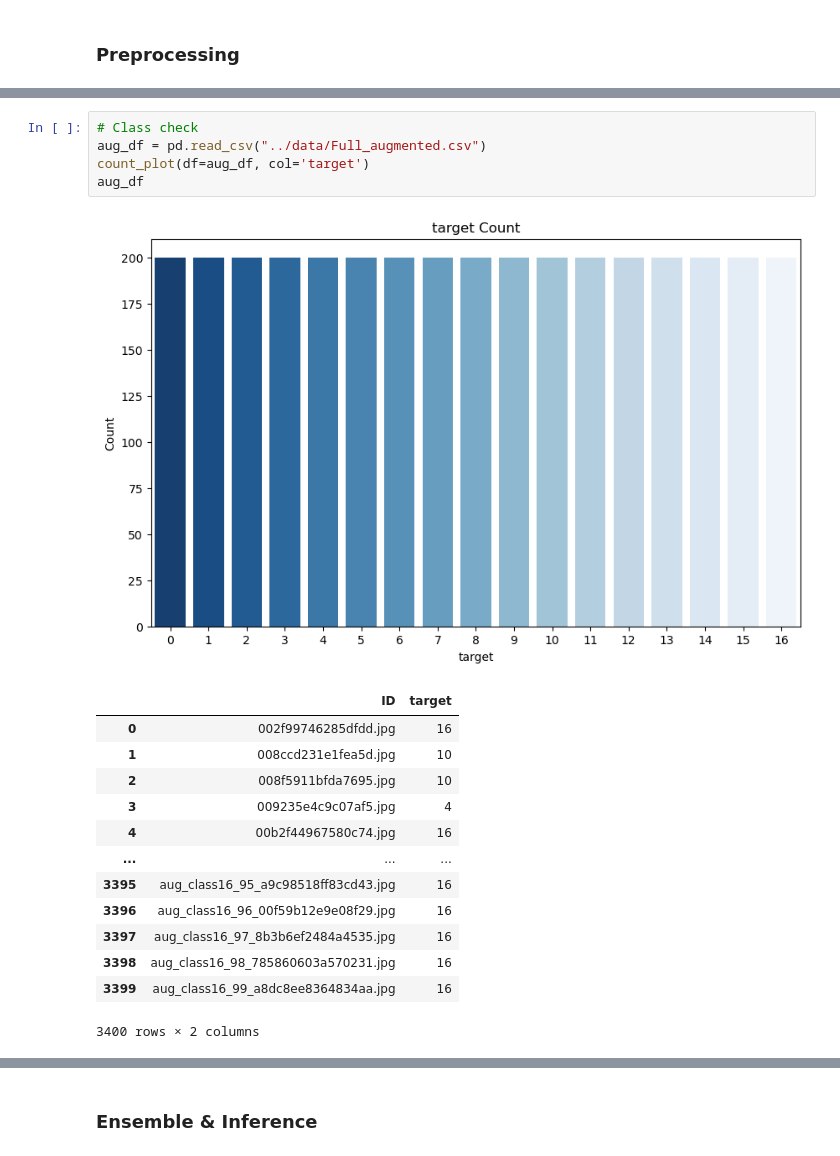
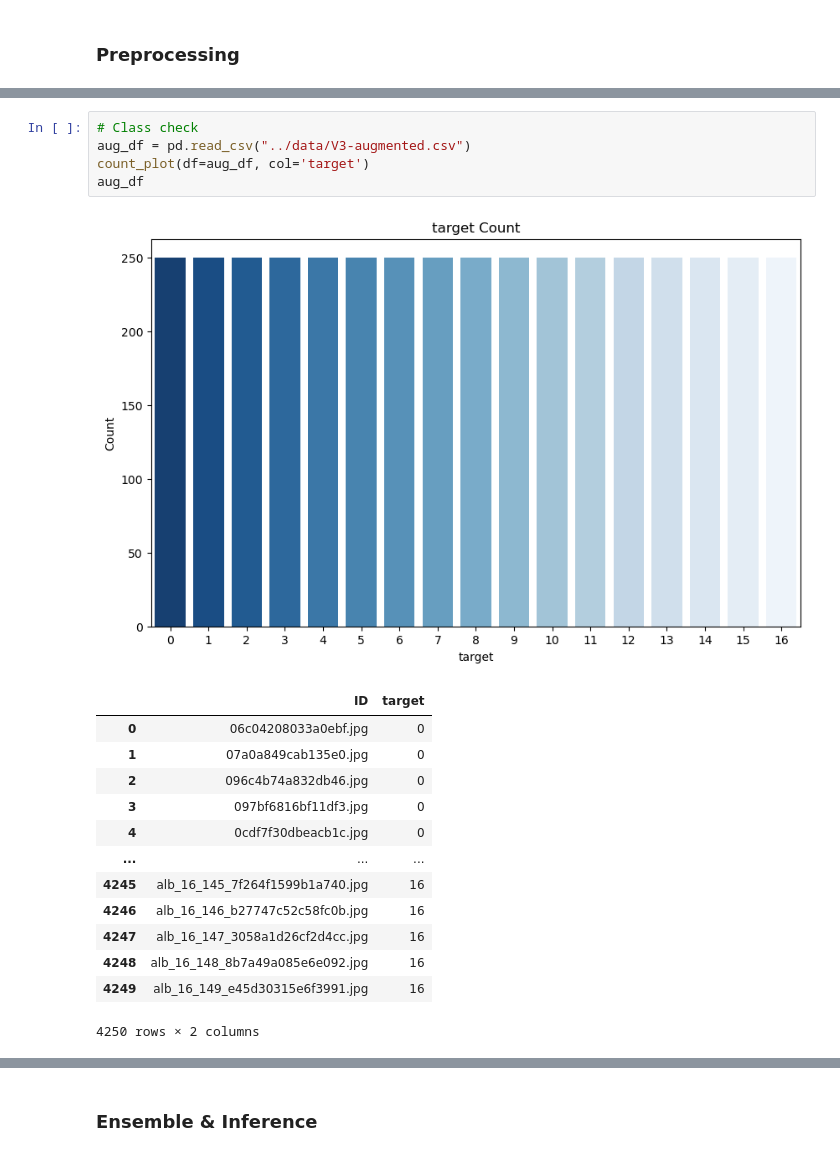
Before and after one commit to AIBootcamp13/upstageailab-cv-classification-cv_1, a Jupyter notebook: code/Models-V3.ipynb, the cells around one changed output, grey strips where cells are left out. Saved outputs shown, nothing was run; the diff lists cells and outputs as text.

```diff
--- a/code/Models-V3.ipynb
+++ b/code/Models-V3.ipynb
@@ -290,20 +295,20 @@ full_augmentation(train_df, train_path, save_dir, augmentation, per_class_target
 # %%
 # Class check
-aug_df = pd.read_csv("../data/Full_augmented.csv")
+aug_df = pd.read_csv("../data/V3-augmented.csv")
 count_plot(df=aug_df, col='target')
 aug_df
 # %% [output]
-[figure, old version]
+[figure, new version]
 |  | ID | target |
-| 0 | 002f99746285dfdd.jpg | 16 |
-| 1 | 008ccd231e1fea5d.jpg | 10 |
-| 2 | 008f5911bfda7695.jpg | 10 |
-| 3 | 009235e4c9c07af5.jpg | 4 |
-| 4 | 00b2f44967580c74.jpg | 16 |
+| 0 | 06c04208033a0ebf.jpg | 0 |
+| 1 | 07a0a849cab135e0.jpg | 0 |
+| 2 | 096c4b74a832db46.jpg | 0 |
+| 3 | 097bf6816bf11df3.jpg | 0 |
+| 4 | 0cdf7f30dbeacb1c.jpg | 0 |
 | ... | ... | ... |
-| 3395 | aug_class16_95_a9c98518ff83cd43.jpg | 16 |
-| 3396 | aug_class16_96_00f59b12e9e08f29.jpg | 16 |
-| 3397 | aug_class16_97_8b3b6ef2484a4535.jpg | 16 |
-| 3398 | aug_class16_98_785860603a570231.jpg | 16 |
-| 3399 | aug_class16_99_a8dc8ee8364834aa.jpg | 16 |
+| 4245 | alb_16_145_7f264f1599b1a740.jpg | 16 |
+| 4246 | alb_16_146_b27747c52c58fc0b.jpg | 16 |
+| 4247 | alb_16_147_3058a1d26cf2d4cc.jpg | 16 |
+| 4248 | alb_16_148_8b7a49a085e6e092.jpg | 16 |
+| 4249 | alb_16_149_e45d30315e6f3991.jpg | 16 |
-3400 rows × 2 columns
+4250 rows × 2 columns
```
Also changed, not shown: parts of 18 cells of this notebook, 7 other files.
